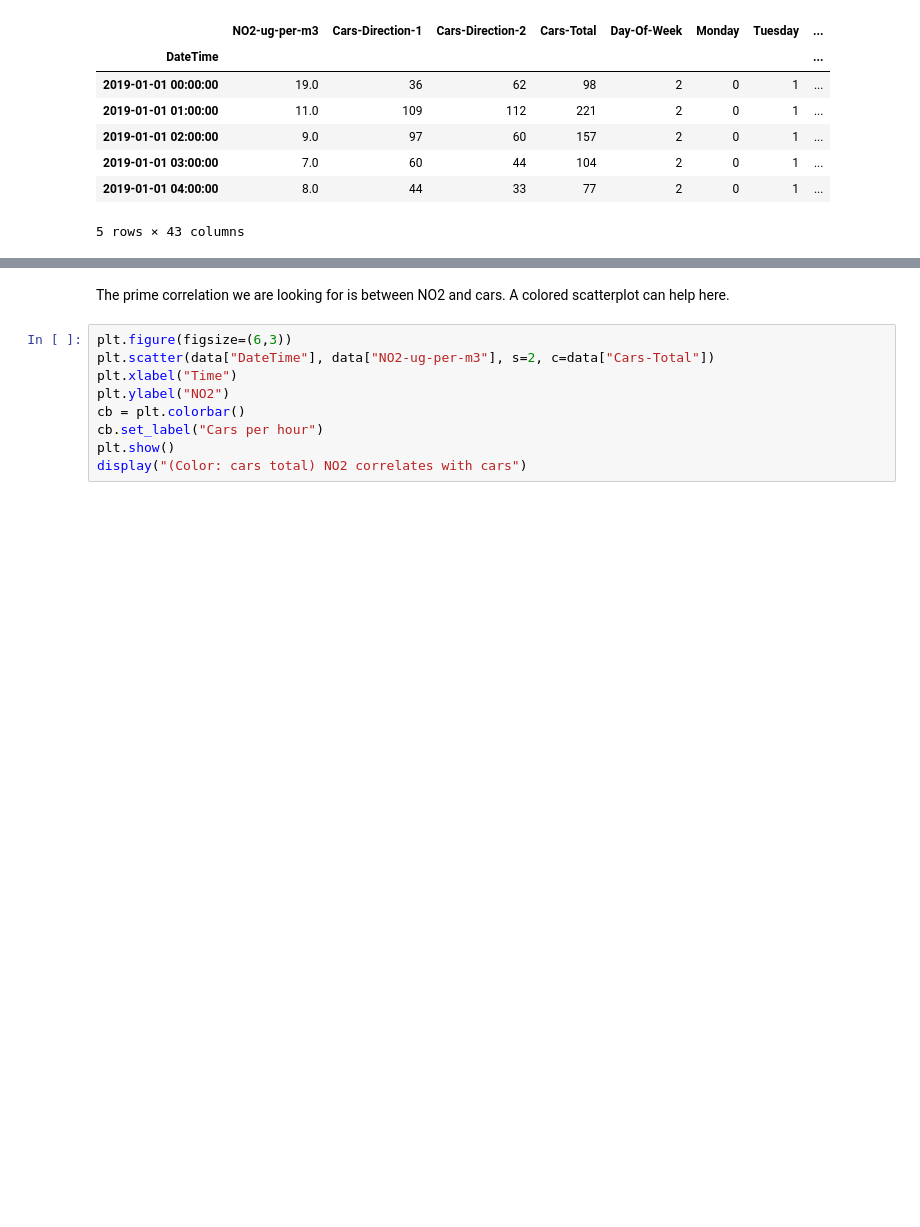
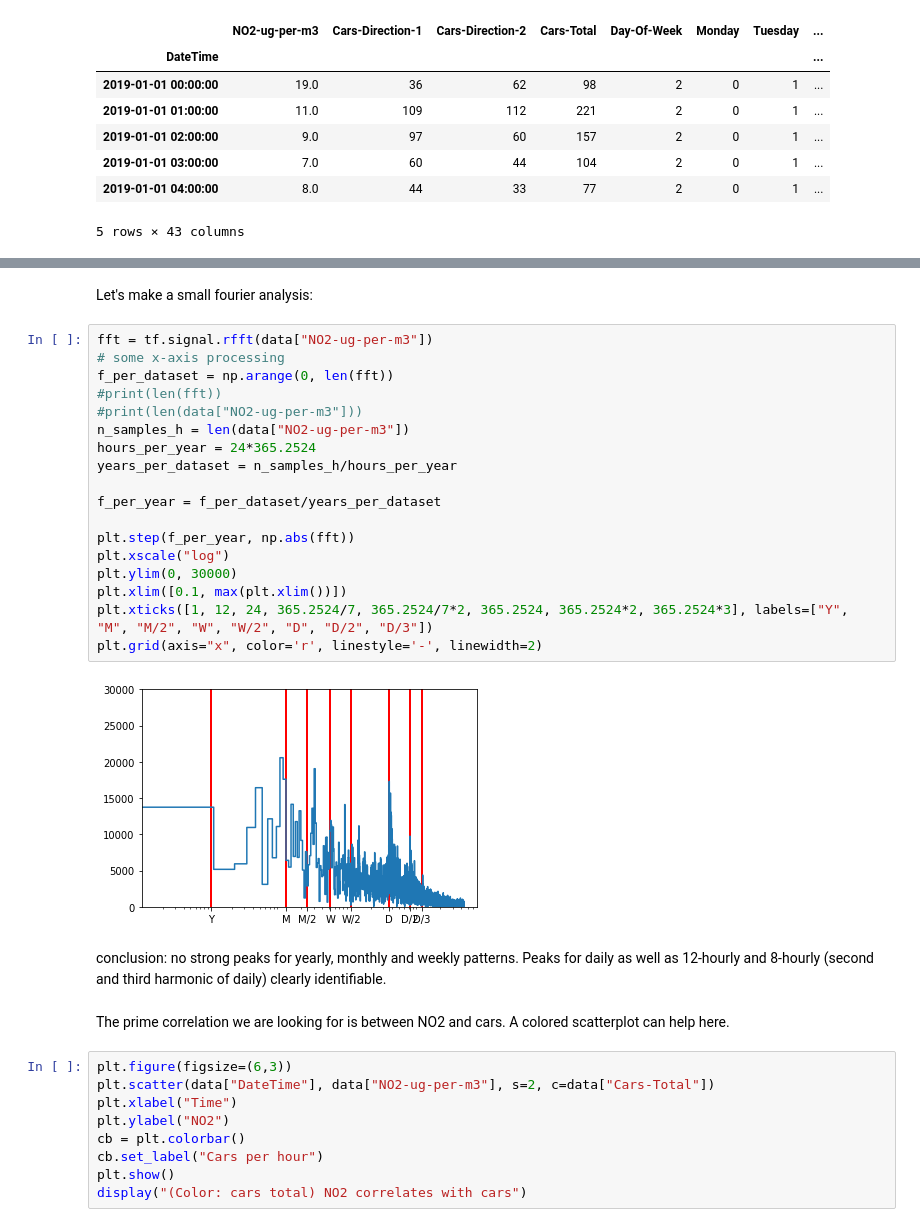
Before and after one commit to apexys/kiel_air_quality_tensorflow, a Jupyter notebook: DataExploration.ipynb, the cells around one changed output, grey strips where cells are left out. Saved outputs shown, nothing was run; the diff lists cells and outputs as text; blank space fills up the shorter version.

Commit message:
added fourier analysis

```diff
--- a/DataExploration.ipynb
+++ b/DataExploration.ipynb
@@ -29,3 +40,27 @@ data.head()
+# %% [markdown]
+Let's make a small fourier analysis:
+# %%
+fft = tf.signal.rfft(data["NO2-ug-per-m3"])
+# some x-axis processing
+f_per_dataset = np.arange(0, len(fft))
+#print(len(fft))
+#print(len(data["NO2-ug-per-m3"]))
+n_samples_h = len(data["NO2-ug-per-m3"])
+hours_per_year = 24*365.2524
+years_per_dataset = n_samples_h/hours_per_year
+
+f_per_year = f_per_dataset/years_per_dataset
+
+plt.step(f_per_year, np.abs(fft))
+plt.xscale("log")
+plt.ylim(0, 30000)
+plt.xlim([0.1, max(plt.xlim())])
+plt.xticks([1, 12, 24, 365.2524/7, 365.2524/7*2, 365.2524, 365.2524*2, 365.2524*3], labels=["Y", "M", "M/2", "W", "W/2", "D", "D/2", "D/3"])
+plt.grid(axis="x", color='r', linestyle='-', linewidth=2)
+# %% [output]
+[figure, added]
+# %% [markdown]
+conclusion: no strong peaks for yearly, monthly and weekly patterns. Peaks for daily as well as 12-hourly and 8-hourly (second and third harmonic of daily) clearly identifiable.
 # %% [markdown]
 The prime correlation we are looking for is between NO2 and cars. A colored scatterplot can help here.
 # %%
```
Also changed, not shown: parts of 8 cells of this notebook.
